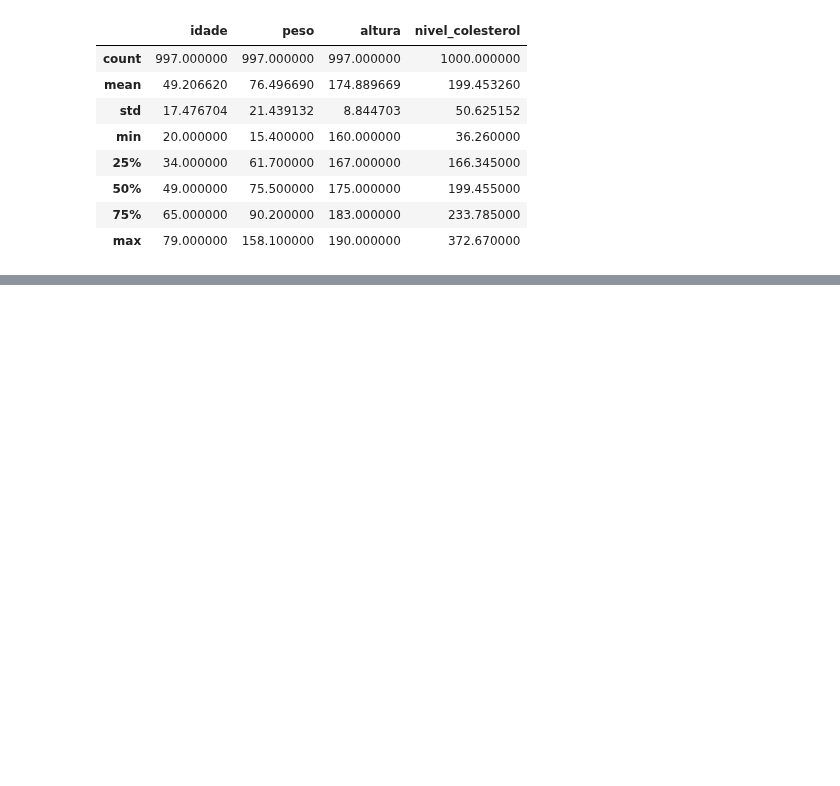
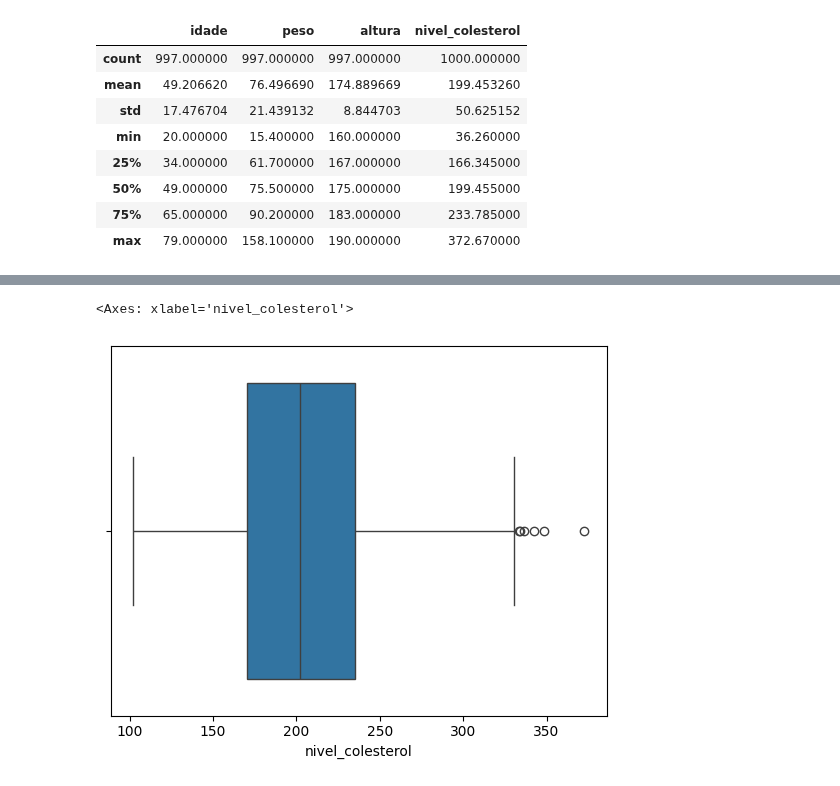
Before and after one commit to LucaPinheiro/modelos_regressao_linear, a Jupyter notebook: modelos/modelo_colesterol.ipynb, the cells around one changed output, grey strips where cells are left out. Cells and saved outputs as stored; diff of their text form; code cells hidden in the pictures; blank space fills up the shorter version.

```diff
--- a/modelos/modelo_colesterol.ipynb
+++ b/modelos/modelo_colesterol.ipynb
@@ -102,0 +150,5 @@ df_colesterol_eda.fillna({'grupo_sanguineo': moda_grupo_sang[0],
+# %%
+sns.boxplot(df_colesterol_eda, x='nivel_colesterol')#
+# %% [output]
+<Axes: xlabel='nivel_colesterol'>
+[figure, added]
```
Also changed, not shown: parts of 10 cells of this notebook.
